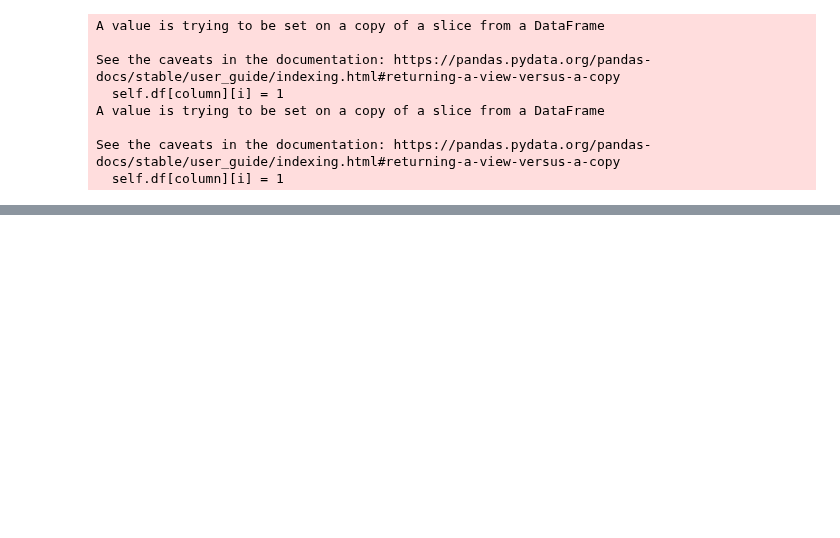
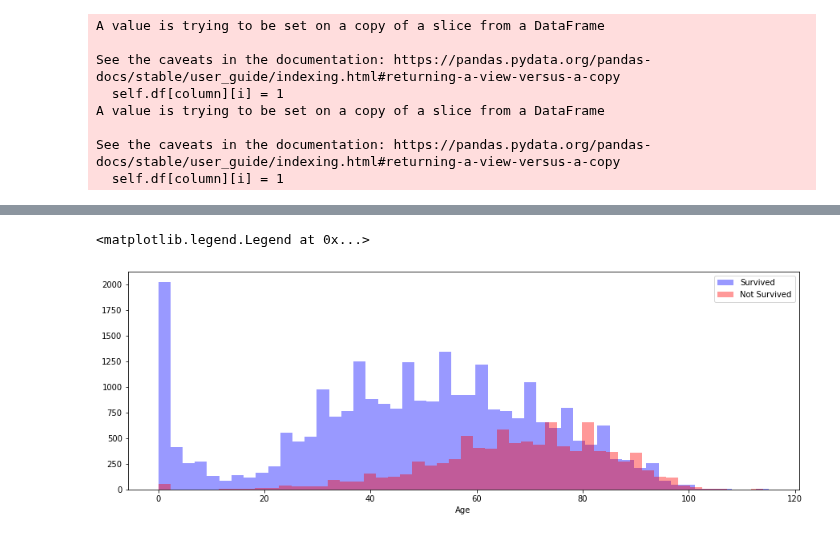
Before and after one commit to bielarnaud/Estudo_dados_de_covid, a Jupyter notebook: Codes/Casos_Graves.ipynb, the cells around one changed output, grey strips where cells are left out. Drawn from its saved outputs; the diff is of its cells as text; code cells hidden in the pictures; blank space fills up the shorter version.

```diff
--- a/Codes/Casos_Graves.ipynb
+++ b/Codes/Casos_Graves.ipynb
@@ -66,0 +169,12 @@ casos_graves.df3
+# %%
+total_survived = df[df['death'] == 0]
+total_not_survived = df[df['death'] == 1]
+
+plt.figure(figsize=[15,5])
+plt.subplot(111)
+sns.distplot(total_survived['idade'].dropna().values, kde=False, color='blue', label='Survived')
+sns.distplot(total_not_survived['idade'].dropna().values, kde=False, color='red', axlabel='Age', label='Not Survived')
+plt.legend()
+# %% [output]
+<matplotlib.legend.Legend at 0x...>
+[figure, added]
```
Also changed, not shown: parts of 10 cells of this notebook, 1 other file.
